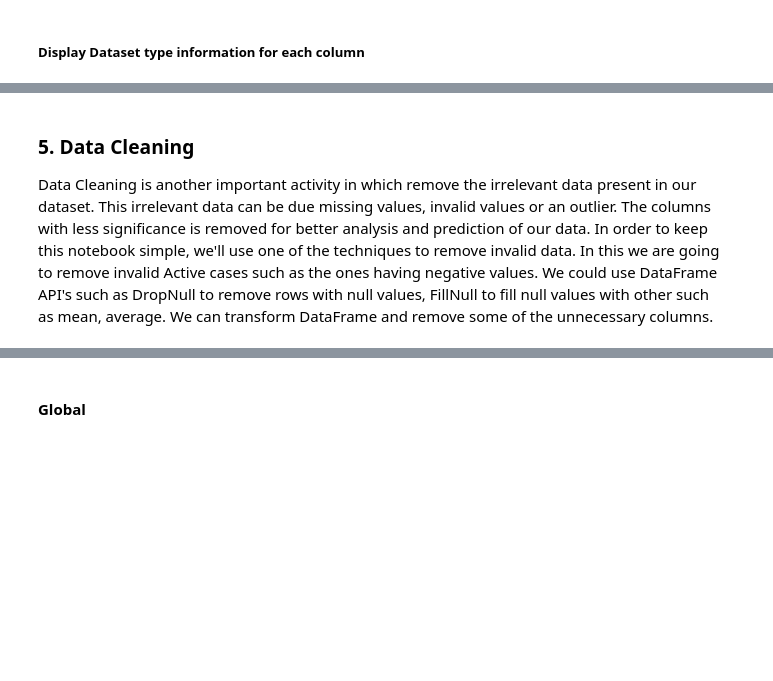
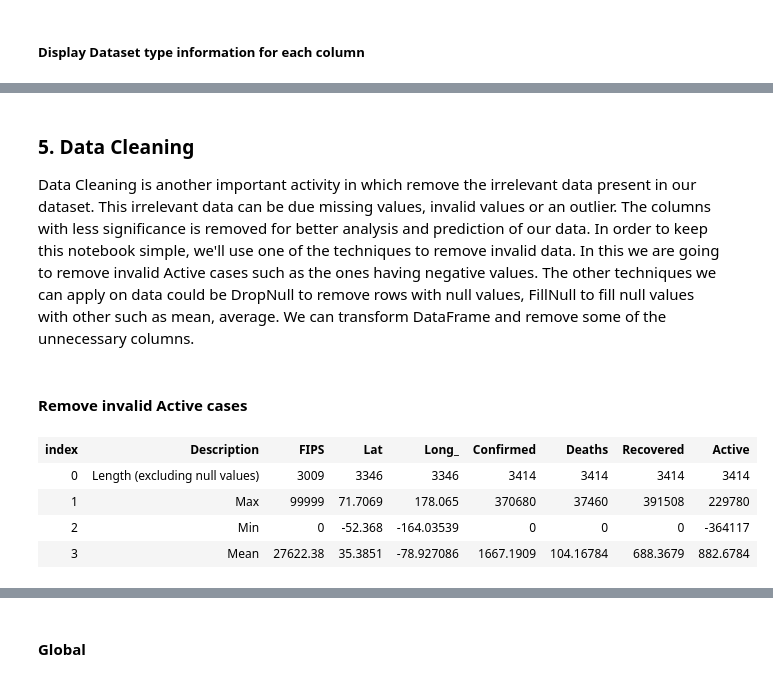
Before and after one commit to praveenraghuvanshi/tech-sessions, a Jupyter notebook: 31052020-virtualmlnet/src/part-1/Part-1-COVID-19-mlnet-analysis.ipynb, the cells around one changed output, grey strips where cells are left out. Saved outputs shown, nothing was run; the diff lists cells and outputs as text; code cells hidden in the pictures; blank space fills up the shorter version.

```diff
--- a/31052020-virtualmlnet/src/part-1/Part-1-COVID-19-mlnet-analysis.ipynb
+++ b/31052020-virtualmlnet/src/part-1/Part-1-COVID-19-mlnet-analysis.ipynb
@@ -312,5 +330,15 @@ covid19Dataframe.Info()
 # %% [markdown]
 ### 5. Data Cleaning
 
-Data Cleaning is another important activity in which remove the irrelevant data present in our dataset. This irrelevant data can be due missing values, invalid values or an outlier. The columns with less significance is removed for better analysis and prediction of our data. In order to keep this notebook simple, we'll use one of the techniques to remove invalid data. In this we are going to remove invalid Active cases such as the ones having negative values. We could use DataFrame API's such as DropNull to remove rows with null values, FillNull to fill null values with other such as mean, average. We can transform DataFrame and remove some of the unnecessary columns.
+Data Cleaning is another important activity in which remove the irrelevant data present in our dataset. This irrelevant data can be due missing values, invalid values or an outlier. The columns with less significance is removed for better analysis and prediction of our data. In order to keep this notebook simple, we'll use one of the techniques to remove invalid data. In this we are going to remove invalid Active cases such as the ones having negative values. The other techniques we can apply on data  could be DropNull to remove rows with null values, FillNull to fill null values with other such as mean, average. We can transform DataFrame and remove some of the unnecessary columns.
+# %% [markdown]
+#### Remove invalid Active cases
+# %%
+covid19Dataframe.Description()
+# %% [output]
+| index | Description | FIPS | Lat | Long_ | Confirmed | Deaths | Recovered | Active |
+| 0 | Length (excluding null values) | 3009 | 3346 | 3346 | 3414 | 3414 | 3414 | 3414 |
+| 1 | Max | 99999 | 71.7069 | 178.065 | 370680 | 37460 | 391508 | 229780 |
+| 2 | Min | 0 | -52.368 | -164.03539 | 0 | 0 | 0 | -364117 |
+| 3 | Mean | 27622.38 | 35.3851 | -78.927086 | 1667.1909 | 104.16784 | 688.3679 | 882.6784 |
 # %% [markdown]
```
Also changed, not shown: parts of 39 cells of this notebook, 1 other file.
